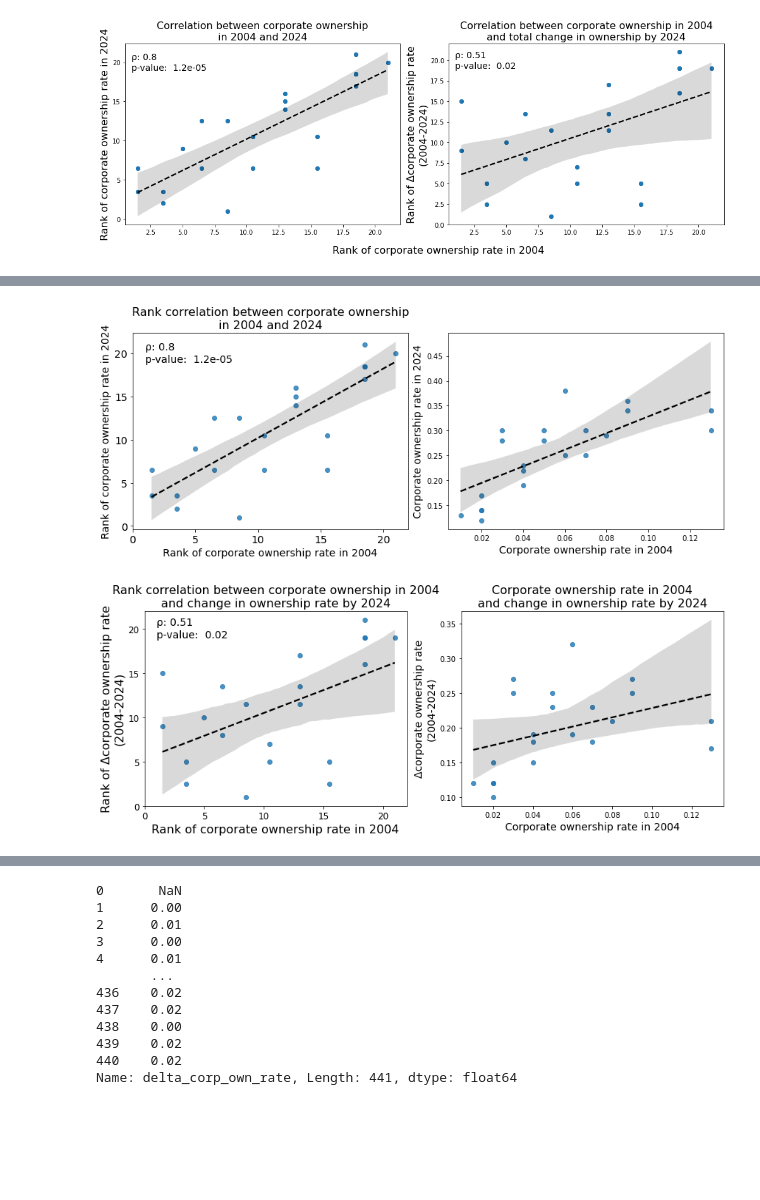
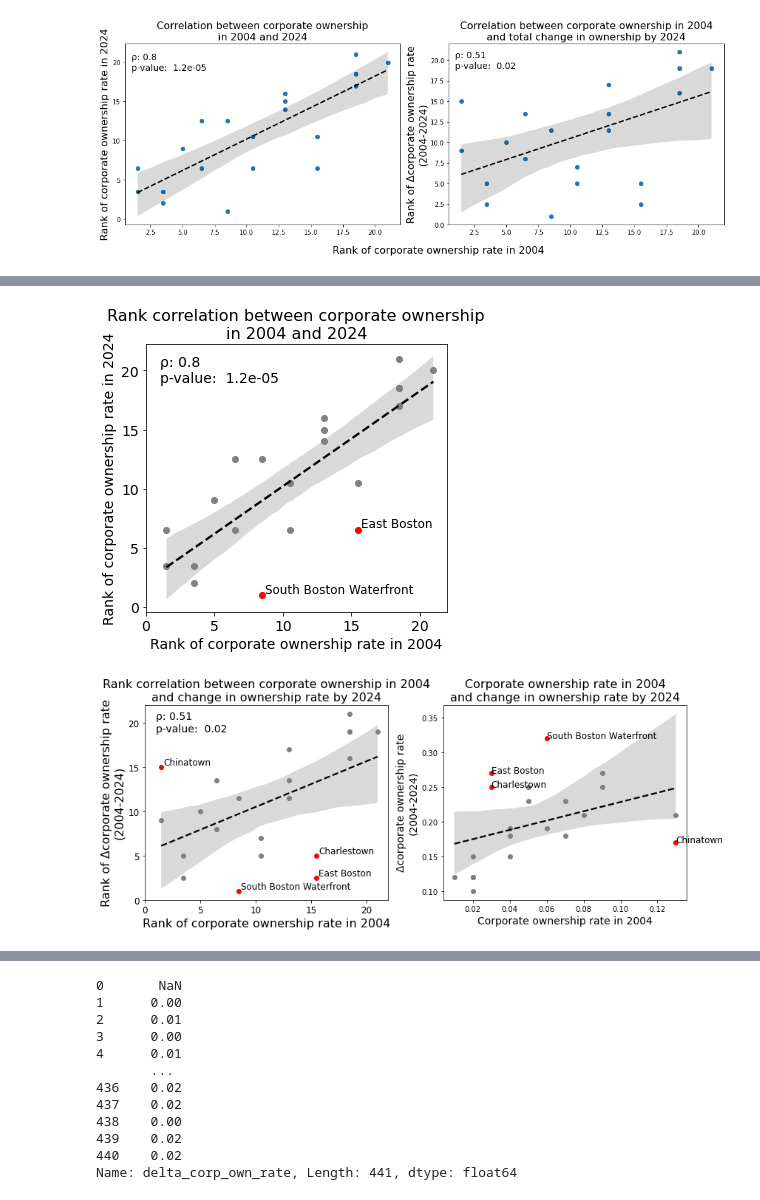
Before and after one commit to yoakiyama/MIT_6_C85_portfolio, a Jupyter notebook: projects/A2/A2_EDA.ipynb, the cells around one changed output, grey strips where cells are left out. Saved outputs shown, nothing was run; the diff lists cells and outputs as text; code cells hidden in the pictures; blank space fills up the shorter version.

```diff
--- a/projects/A2/A2_EDA.ipynb
+++ b/projects/A2/A2_EDA.ipynb
@@ -266,52 +258,85 @@ f.savefig("images/corp_own_start_end_rank_correlation.jpeg")
 # %%
-f, ax = plt.subplots(1, 2, figsize=(12,5))
+f, ax = plt.subplots(1, 1, figsize=(5,5))
 corp_own_rank_2004_s = census_corp_time_df[census_corp_time_df['Year']==2004
                                           ].set_index('Neighborhood')['corp_own_rate'].rank(ascending=False)
 corp_own_rank_2024_s = census_corp_time_df[census_corp_time_df['Year']==2024
                                           ].set_index('Neighborhood')['corp_own_rate'].rank(ascending=False)
 sns.regplot(x=corp_own_rank_2004_s, y=corp_own_rank_2024_s, ci=95,
-            line_kws={'color':'black', 'linestyle':'dashed'}, ax=ax[0])
-sns.regplot(x=census_corp_time_df[census_corp_time_df['Year']==2004].set_index('Neighborhood')['corp_own_rate'],
-            y=census_corp_time_df[census_corp_time_df['Year']==2024].set_index('Neighborhood')['corp_own_rate'],
-            ci=95, line_kws={'color':'black', 'linestyle':'dashed'}, ax=ax[1])
+            line_kws={'color':'black', 'linestyle':'dashed'}, ax=ax, scatter_kws={'alpha':0})
+ax.scatter(corp_own_rank_2004_s.drop(["South Boston Waterfront", "East Boston"]),
+           corp_own_rank_2024_s.drop(["South Boston Waterfront", "East Boston"]),
+           c='grey')
+ax.scatter(corp_own_rank_2004_s.loc[["South Boston Waterfront", "East Boston"]],
+           corp_own_rank_2024_s.loc[["South Boston Waterfront", "East Boston"]],
+           c='red')
+ax.text(corp_own_rank_2004_s.loc["South Boston Waterfront"]+0.2,
+        corp_own_rank_2024_s.loc["South Boston Waterfront"]+0.2,
+        'South Boston Waterfront', size=12)
+ax.text(corp_own_rank_2004_s.loc["East Boston"]+0.2,
+        corp_own_rank_2024_s.loc["East Boston"]+0.2,
+        'East Boston', size=12)
 corp_own_rho, corp_own_pval = spearmanr(census_corp_time_df[census_corp_time_df['Year']==2004].set_index('Neighborhood')['corp_own_rate'],
                                         census_corp_time_df[census_corp_time_df['Year']==2024].set_index('Neighborhood')['corp_own_rate'])
-ax[0].text(s=f"ρ: {round(corp_own_rho, 2)}\np-value: {corp_own_pval: .1e}", x=1, y=19, size=14)
-ax[0].set_ylabel("Rank of corporate ownership rate in 2024", size=14)
-ax[0].set_title("Rank correlation between corporate ownership\nin 2004 and 2024", size=16)
-ax[0].set_xlabel("Rank of corporate ownership rate in 2004", size=14)
+ax.text(s=f"ρ: {round(corp_own_rho, 2)}\np-value: {corp_own_pval: .1e}", x=1, y=19, size=14)
+ax.set_ylabel("Rank of corporate ownership rate in 2024", size=14)
+ax.set_title("Rank correlation between corporate ownership\nin 2004 and 2024", size=16)
+ax.set_xlabel("Rank of corporate ownership rate in 2004", size=14)
 f.tight_layout()
-ax[0].set_xticks(range(22)[::5])
-ax[0].set_yticks(range(22)[::5])
-ax[0].tick_params(axis='both', which='major', labelsize=14)
-ax[1].set_ylabel("Corporate ownership rate in 2024", size=14)
-ax[1].set_xlabel("Corporate ownership rate in 2004", size=14)
-f.savefig("images/corp_own_start_end_rank_correlation.jpeg")
+ax.set_xticks(range(22)[::5])
+ax.set_yticks(range(22)[::5])
+ax.tick_params(axis='both', which='major', labelsize=14)
+f.savefig("images/corp_own_start_end_rank_correlation.svg")
 
 # Delta ownership rate
 f, ax = plt.subplots(1, 2, figsize=(12,5))
+corp_own_2004_s = census_corp_time_df[census_corp_time_df['Year']==2004].set_index('Neighborhood')['corp_own_rate']
 delta_rank_s = census_corp_time_df[census_corp_time_df['Year']==2024
                                   ].set_index('Neighborhood')['total_delta_corp_own_rate'].rank(ascending=False)
+delta_s =  census_corp_time_df[census_corp_time_df['Year']==2024
+                              ].set_index('Neighborhood')['total_delta_corp_own_rate']
 sns.regplot(x=corp_own_rank_2004_s, y=delta_rank_s, ci=95,
-            line_kws={'color':'black', 'linestyle':'dashed'}, ax=ax[0])
-sns.regplot(x=census_corp_time_df[census_corp_time_df['Year']==2004].set_index('Neighborhood')['corp_own_rate'],
-            y=census_corp_time_df[census_corp_time_df['Year']==2024].set_index('Neighborhood')['total_delta_corp_own_rate'],
-            ci=95, line_kws={'color':'black', 'linestyle':'dashed'}, ax=ax[1])
+            line_kws={'color':'black', 'linestyle':'dashed'}, ax=ax[0], scatter_kws={'alpha':0})
+sns.regplot(x=corp_own_2004_s,
+            y=delta_s,
+            ci=95, line_kws={'color':'black', 'linestyle':'dashed'}, ax=ax[1], scatter_kws={'alpha':0})
+
+highlight_l = ["South Boston Waterfront", "Chinatown", "Charlestown", "East Boston"]
+ax[0].scatter(corp_own_rank_2004_s.drop(highlight_l),
+              delta_rank_s.drop(highlight_l),
+              c='grey')
+ax[0].scatter(corp_own_rank_2004_s.loc[highlight_l],
+              delta_rank_s.loc[highlight_l],
+              c='red')
+for neighborhood in highlight_l:
+    ax[0].text(corp_own_rank_2004_s.loc[neighborhood]+0.2,
+               delta_rank_s.loc[neighborhood]+0.2,
+               neighborhood, size=12)
 delta_rho, delta_pval = spearmanr(census_corp_time_df[census_corp_time_df['Year']==2004].set_index('Neighborhood')['corp_own_rate'],
-                                  census_corp_time_df[census_corp_time_df['Year']==2024].set_index('Neighborhood')['total_delta_corp_own_rate'])
+                                  delta_s)
+
+ax[1].scatter(corp_own_2004_s.drop(highlight_l),
+              delta_s.drop(highlight_l),
+              c='grey')
+ax[1].scatter(corp_own_2004_s.loc[highlight_l],
+              delta_s.loc[highlight_l],
+              c='red')
+for neighborhood in highlight_l:
+    ax[1].text(corp_own_2004_s.loc[neighborhood],
+               delta_s.loc[neighborhood],
+               neighborhood, size=12)
 
 ax[0].text(s=f"ρ: {round(delta_rho, 2)}\np-value: {delta_pval: .1}", x=1, y=19, size=14)
 ax[0].set_ylabel("Rank of Δcorporate ownership rate\n(2004-2024)", size=16)
 ax[0].set_title("Rank correlation between corporate ownership in 2004\nand change in ownership rate by 2024", size=16)
 ax[1].set_title("Corporate ownership rate in 2004\nand change in ownership rate by 2024", size=16)
 ax[0].set_xlabel("Rank of corporate ownership rate in 2004", size=16)
 ax[0].set_xticks(range(22)[::5])
 ax[0].set_yticks(range(22)[::5])
 ax[0].tick_params(axis='both', which='major', labelsize=12)
 ax[1].set_ylabel("Δcorporate ownership rate\n(2004-2024)", size=14)
 ax[1].set_xlabel("Corporate ownership rate in 2004", size=14)
 f.tight_layout()
-f.savefig("images/delta_corp_own_start_end_rank_correlation.jpeg")
+f.savefig("images/delta_corp_own_start_end_rank_correlation.svg")
 # %% [output]
-[figure, old version]
+[figure, new version]
-[figure, old version]
+[figure, new version]
```
Also changed, not shown: parts of 5 cells of this notebook, 6 other files.
